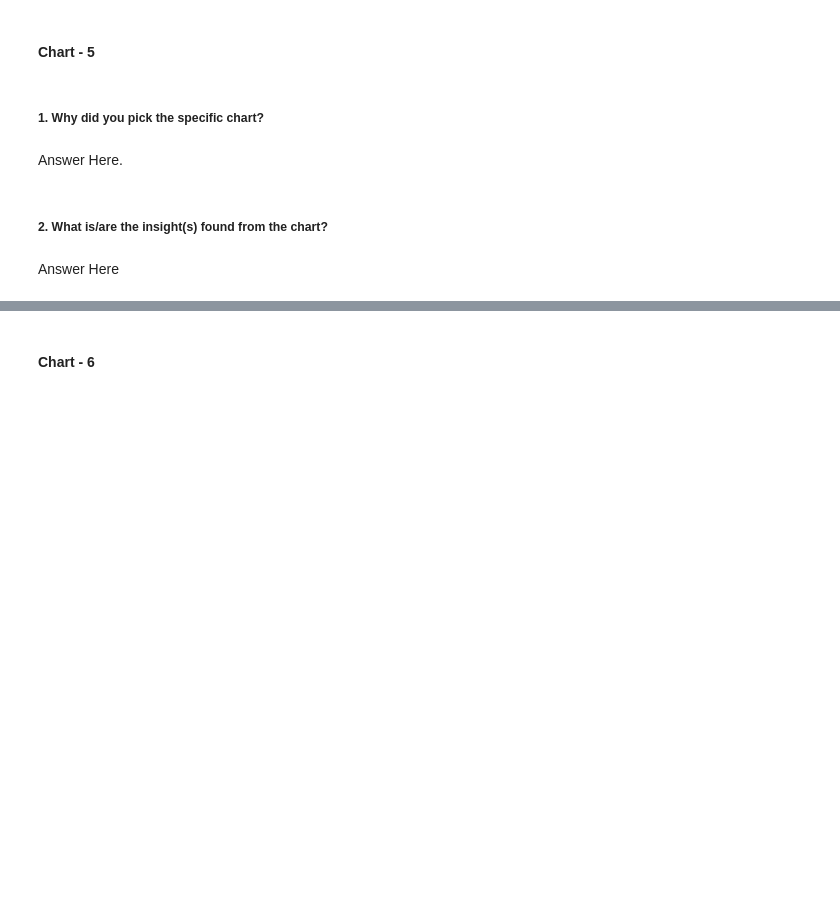
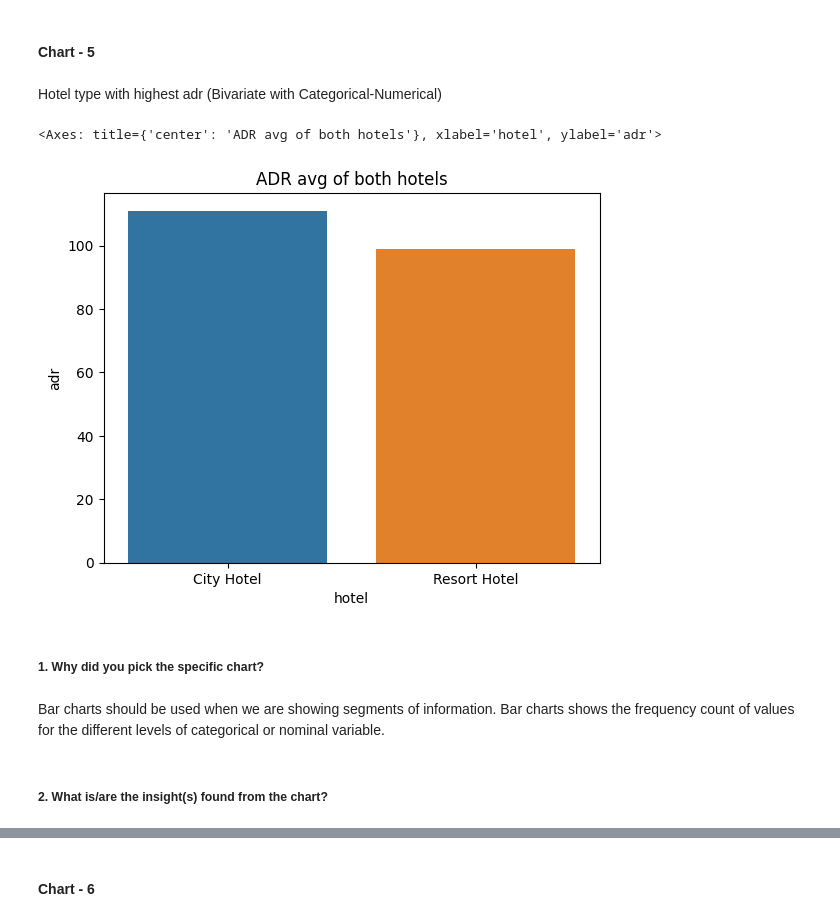
Before and after one commit to lovbundela240/Eda-_Hotel_booking_anaylsis, a Jupyter notebook: EDA_Hotel_Booking_Analysis.ipynb, the cells around one changed output, grey strips where cells are left out. Cells and saved outputs as stored; diff of their text form; code cells hidden in the pictures; blank space fills up the shorter version.

```diff
--- a/EDA_Hotel_Booking_Analysis.ipynb
+++ b/EDA_Hotel_Booking_Analysis.ipynb
@@ -704,8 +702,25 @@ Answer Here
+# %% [markdown]
+Hotel type with highest adr (Bivariate with Categorical-Numerical)
+# %%
+# Chart - 5 visualization code
+
+#using group by method on hotel
+grp_hotel = hotel_booking_analysis_df.groupby('hotel')
+highest_adr_of_hotels = grp_hotel['adr'].mean().reset_index()
+
+#labels
+plt.title('ADR avg of both hotels')
+plt.xlabel("Hotels")
+plt.ylabel('adr')
+
+#plot the bar graph of hotels.
+sns.barplot(x=highest_adr_of_hotels['hotel'], y=highest_adr_of_hotels['adr'])
+# %% [output]
+<Axes: title={'center': 'ADR avg of both hotels'}, xlabel='hotel', ylabel='adr'>
+[figure, added]
 # %% [markdown]
-##### 1. Why did you pick the specific chart?
+##### **1. Why did you pick the specific chart?**
-# %% [markdown]
-Answer Here.
+# %% [markdown]
+Bar charts should be used when we are showing segments of information. Bar charts shows the frequency count of values for the different levels of categorical or nominal variable.
 # %% [markdown]
-##### 2. What is/are the insight(s) found from the chart?
+##### **2. What is/are the insight(s) found from the chart?**
-# %% [markdown]
-Answer Here
```
Also changed, not shown: parts of 12 cells of this notebook.
